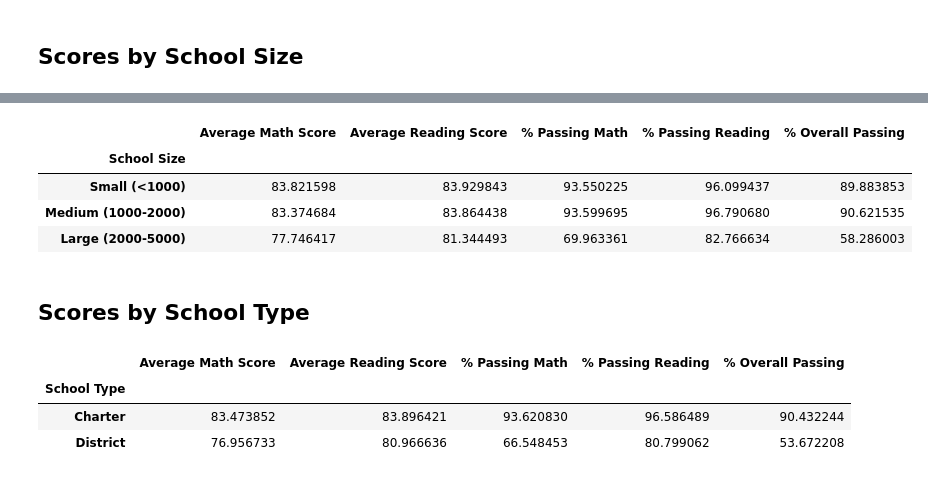
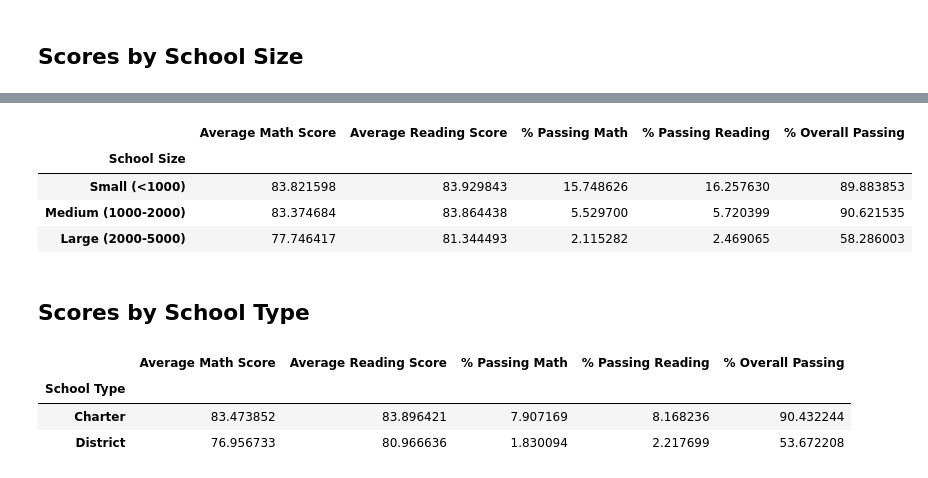
Before and after one commit to Jant91/pandas-challenge, a Jupyter notebook: PyCitySchools/PyCitySchools_starter.ipynb, the cells around one changed output, grey strips where cells are left out. Cells and saved outputs as stored; diff of their text form; code cells hidden in the pictures.

```diff
--- a/PyCitySchools/PyCitySchools_starter.ipynb
+++ b/PyCitySchools/PyCitySchools_starter.ipynb
@@ -116,4 +222,12 @@ school_students_passing_math =
 # %%
 # Calculate the number of students per school with reading scores of 70 or higher
-students_passing_reading =
-school_students_passing_reading =
+students_passing_reading = student_data[student_data['reading_score'] >= 70].groupby('school_name')['Student ID'].count()
+
+# Calculate the total number of students per school
+per_school_counts = school_data_complete["school_name"].value_counts()
+
+# Calculate the percentage of students passing reading per school
+school_students_passing_reading = (students_passing_reading / school_students_total) * 100
+
+# Display the results
+school_students_passing_reading
@@ -315,12 +493,11 @@ spending_summary
 # %% [markdown]
 ## Scores by School Size
 # %%
-# Establish the bins.
+# Establish the bins for School Size analysis
 size_bins = [0, 1000, 2000, 5000]
-labels = ["Small (<1000)", "Medium (1000-2000)", "Large (2000-5000)"]
+size_labels = ["Small (<1000)", "Medium (1000-2000)", "Large (2000-5000)"]
 # %%
 # Categorize the spending based on the bins
 # Use `pd.cut` on the "Total Students" column of the `per_school_summary` DataFrame.
 
-per_school_summary["School Size"] =
-per_school_summary
+per_school_summary["School Size"] = pd.cut(per_school_summary["Total Students"], size_bins, labels=size_labels)
@@ -344,23 +504,29 @@ per_school_summary
 # %%
-# Calculate averages for the desired columns.
-size_math_scores = per_school_summary.groupby(["School Size"])["Average Math Score"].mean()
-size_reading_scores = per_school_summary.groupby(["School Size"])["Average Reading Score"].mean()
-size_passing_math = per_school_summary.groupby(["School Size"])["% Passing Math"].mean()
-size_passing_reading = per_school_summary.groupby(["School Size"])["% Passing Reading"].mean()
-size_overall_passing = per_school_summary.groupby(["School Size"])["% Overall Passing"].mean()
+# Calculate averages for the desired columns based on "School Size" categories
+size_math_scores = per_school_summary.groupby("School Size")["Average Math Score"].mean()
+size_reading_scores = per_school_summary.groupby("School Size")["Average Reading Score"].mean()
+size_passing_math = per_school_summary.groupby("School Size")["% Passing Math"].mean()
+size_passing_reading = per_school_summary.groupby("School Size")["% Passing Reading"].mean()
+size_overall_passing = per_school_summary.groupby("School Size")["% Overall Passing"].mean()
 # %%
 # Create a DataFrame called `size_summary` that breaks down school performance based on school size (small, medium, or large).
 # Use the scores above to create a new DataFrame called `size_summary`
-size_summary =
+size_summary = pd.DataFrame({
+    "Average Math Score": size_math_scores,
+    "Average Reading Score": size_reading_scores,
+    "% Passing Math": size_passing_math,
+    "% Passing Reading": size_passing_reading,
+    "% Overall Passing": size_overall_passing
+})
 
 # Display results
 size_summary
 # %% [output]
 |  | Average Math Score | Average Reading Score | % Passing Math | % Passing Reading | % Overall Passing |
 | School Size |  |  |  |  |  |
-| Small (<1000) | 83.821598 | 83.929843 | 93.550225 | 96.099437 | 89.883853 |
-| Medium (1000-2000) | 83.374684 | 83.864438 | 93.599695 | 96.790680 | 90.621535 |
-| Large (2000-5000) | 77.746417 | 81.344493 | 69.963361 | 82.766634 | 58.286003 |
+| Small (<1000) | 83.821598 | 83.929843 | 15.748626 | 16.257630 | 89.883853 |
+| Medium (1000-2000) | 83.374684 | 83.864438 | 5.529700 | 5.720399 | 90.621535 |
+| Large (2000-5000) | 77.746417 | 81.344493 | 2.115282 | 2.469065 | 58.286003 |
 # %% [markdown]
 ## Scores by School Type
 # %%
@@ -373,11 +539,17 @@ average_percent_overall_passing_by_type = per_school_summary.groupby(["School Ty
-# %%
-# Assemble the new data by type into a DataFrame called `type_summary`
-type_summary =
-
-# Display results
-type_summary
-# %% [output]
-|  | Average Math Score | Average Reading Score | % Passing Math | % Passing Reading | % Overall Passing |
-| School Type |  |  |  |  |  |
-| Charter | 83.473852 | 83.896421 | 93.620830 | 96.586489 | 90.432244 |
-| District | 76.956733 | 80.966636 | 66.548453 | 80.799062 | 53.672208 |
+# %%
+# Create a DataFrame for school performance based on school type
+type_summary = pd.DataFrame({
+    "Average Math Score": type_math_scores,
+    "Average Reading Score": type_reading_scores,
+    "% Passing Math": type_passing_math,
+    "% Passing Reading": type_passing_reading,
+    "% Overall Passing": type_overall_passing
+})
+
+# Display the type_summary DataFrame
+type_summary
+# %% [output]
+|  | Average Math Score | Average Reading Score | % Passing Math | % Passing Reading | % Overall Passing |
+| School Type |  |  |  |  |  |
+| Charter | 83.473852 | 83.896421 | 7.907169 | 8.168236 | 90.432244 |
+| District | 76.956733 | 80.966636 | 1.830094 | 2.217699 | 53.672208 |
```
Also changed, not shown: parts of 29 cells of this notebook, 1 other file.
